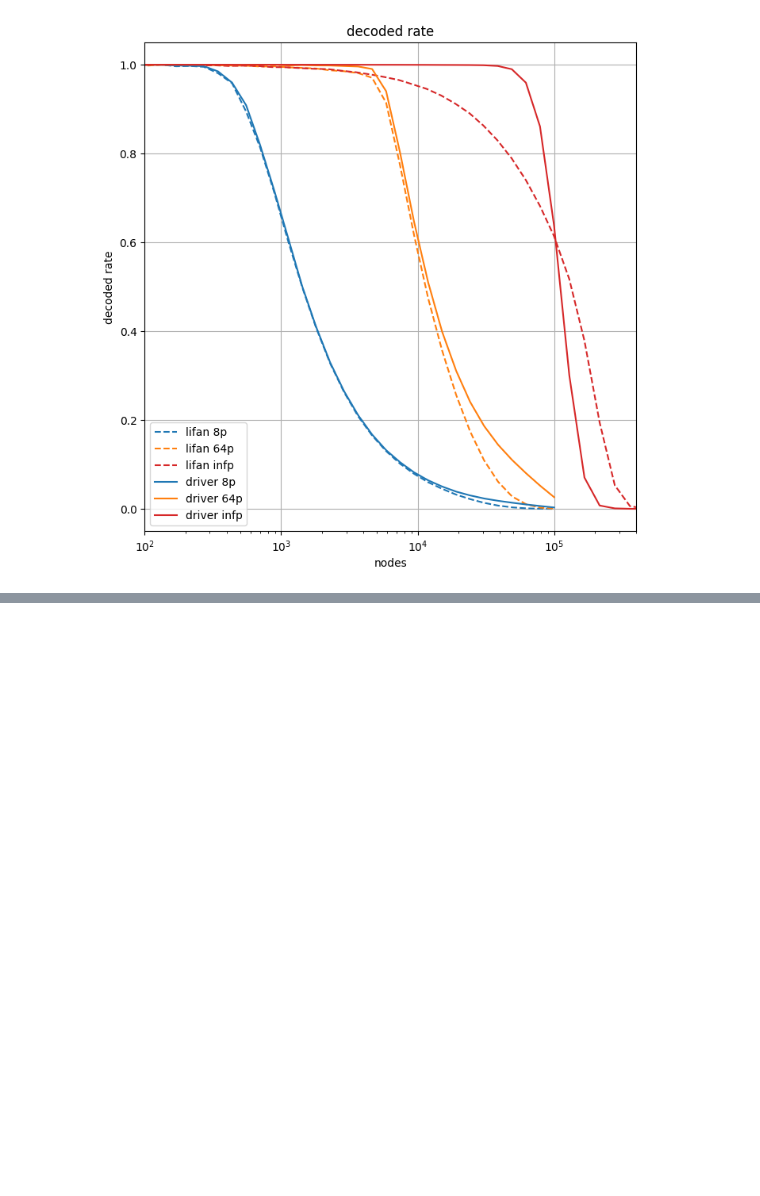
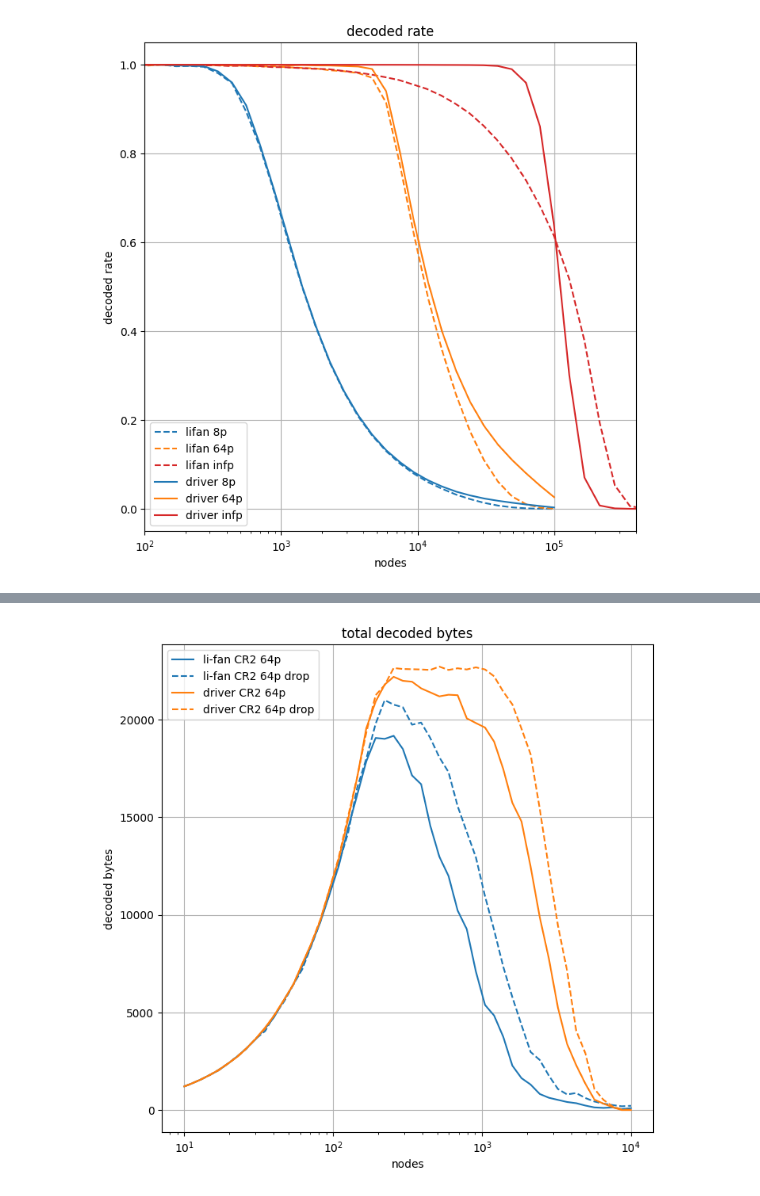
Before and after one commit to diegomm6/lr-fhss_seq-families, a Jupyter notebook: plots.ipynb, the cells around one changed output, grey strips where cells are left out. Saved outputs shown, nothing was run; the diff lists cells and outputs as text; code cells hidden in the pictures; blank space fills up the shorter version.

Commit message:
early packet drop mechanism added

```diff
--- a/plots.ipynb
+++ b/plots.ipynb
@@ -686,0 +729,22 @@ plt.show()
+# %%
+dataNetwork25DCCR2drop = pd.read_csv('results/dataNetwork-25DC-CR2-drop.csv', index_col=0, header=None).T
+plt.figure(figsize=(8,8))
+
+plt.plot(nodes, dataNetwork25DCCR2['lifan-CR2-64p-dec_bytes'], label=f'li-fan CR2 64p', color='#1f77b4')
+plt.plot(nodes, dataNetwork25DCCR2drop['lifan-CR2-64p-dec_bytes'], label=f'li-fan CR2 64p drop', color='#1f77b4', linestyle='dashed')
+
+plt.plot(nodes, dataNetwork25DCCR2['driver-CR2-64p-dec_bytes'], label=f'driver CR2 64p', color='#ff7f0e')
+plt.plot(nodes, dataNetwork25DCCR2drop['driver-CR2-64p-dec_bytes'], label=f'driver CR2 64p drop', color='#ff7f0e', linestyle='dashed')
+
+plt.title('total decoded bytes')
+
+plt.xlabel('nodes')
+plt.xscale('log')
+plt.ylabel('decoded bytes')
+#plt.xlim(8e3,5e4)
+#plt.ylim(.2,.8)
+plt.grid()
+plt.legend()
+plt.show()
+# %% [output]
+[figure, added]
```
Also changed, not shown: parts of 3 cells of this notebook, 4 other files.
